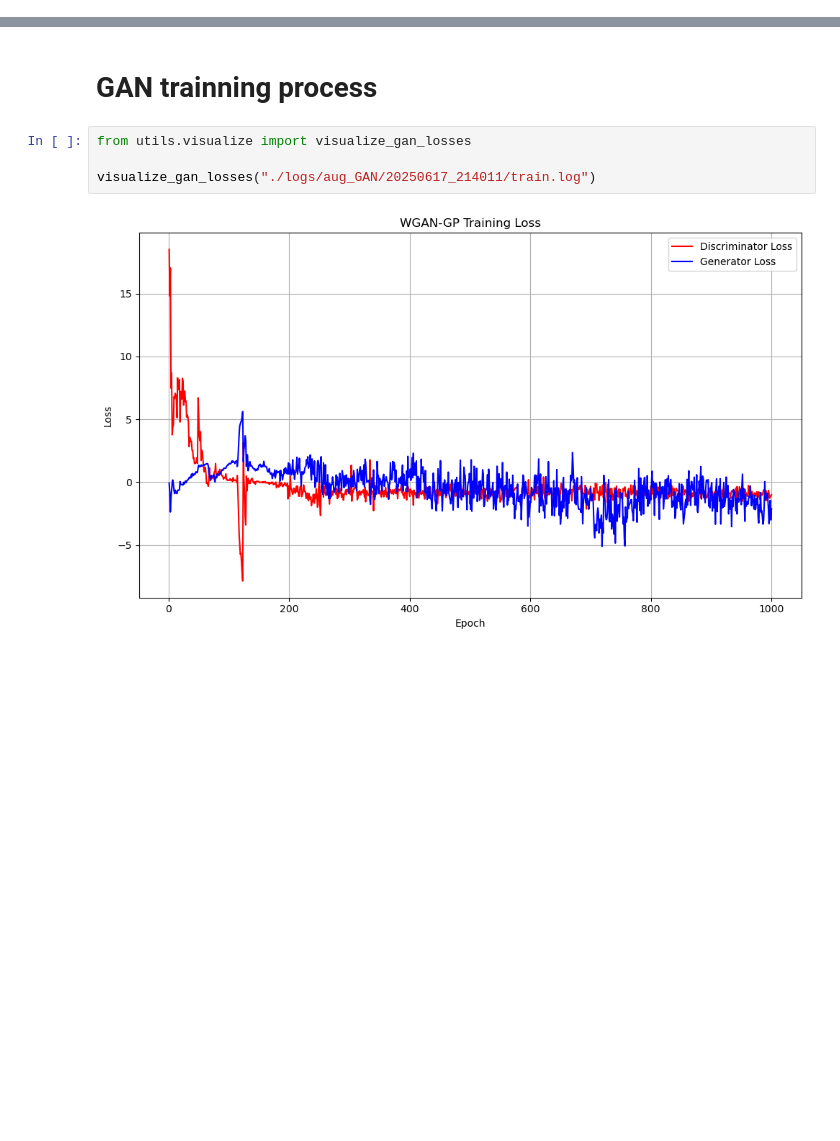
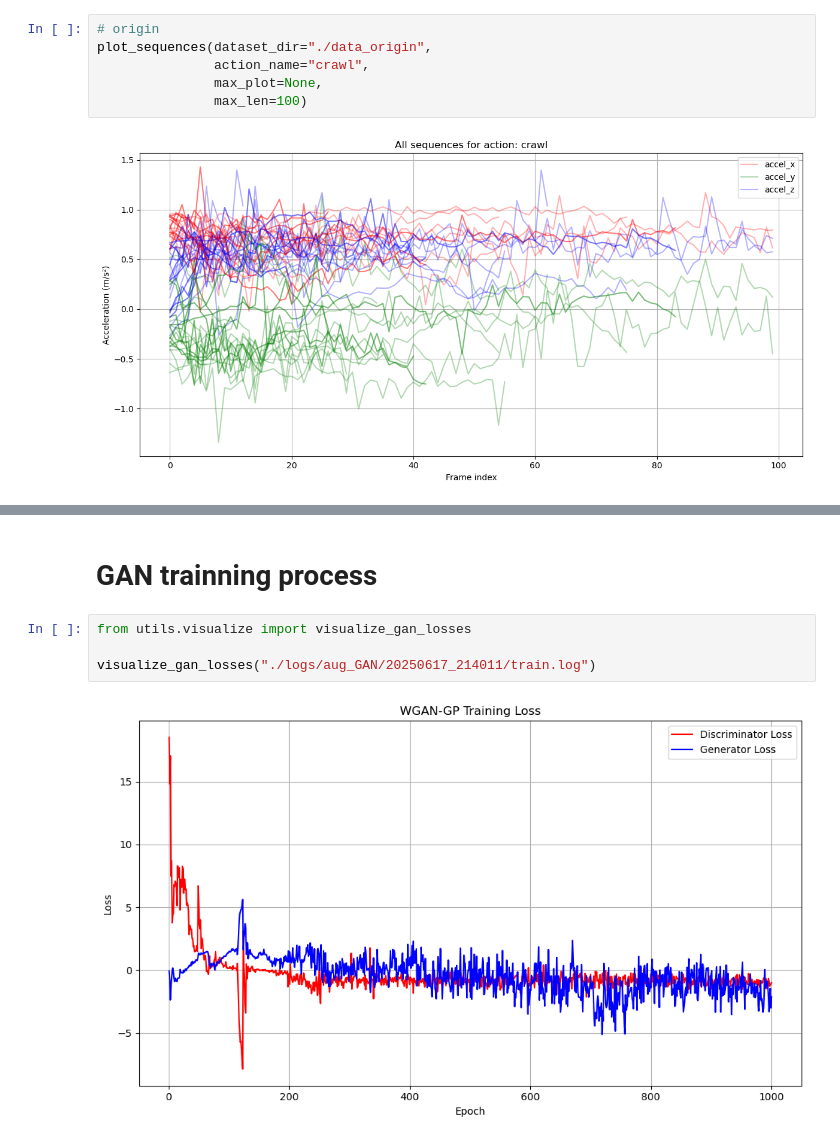
Before and after one commit to RobinsonXing/babycare, a Jupyter notebook: visualization.ipynb, the cells around one changed output, grey strips where cells are left out. Cells and saved outputs as stored; diff of their text form; blank space fills up the shorter version.

```diff
--- a/visualization.ipynb
+++ b/visualization.ipynb
@@ -0,0 +48,8 @@
+# %%
+# origin
+plot_sequences(dataset_dir="./data_origin",
+               action_name="crawl",
+               max_plot=None,
+               max_len=100)
+# %% [output]
+[figure, added]
```
Also changed, not shown: parts of 23 cells of this notebook, 4 other files.
